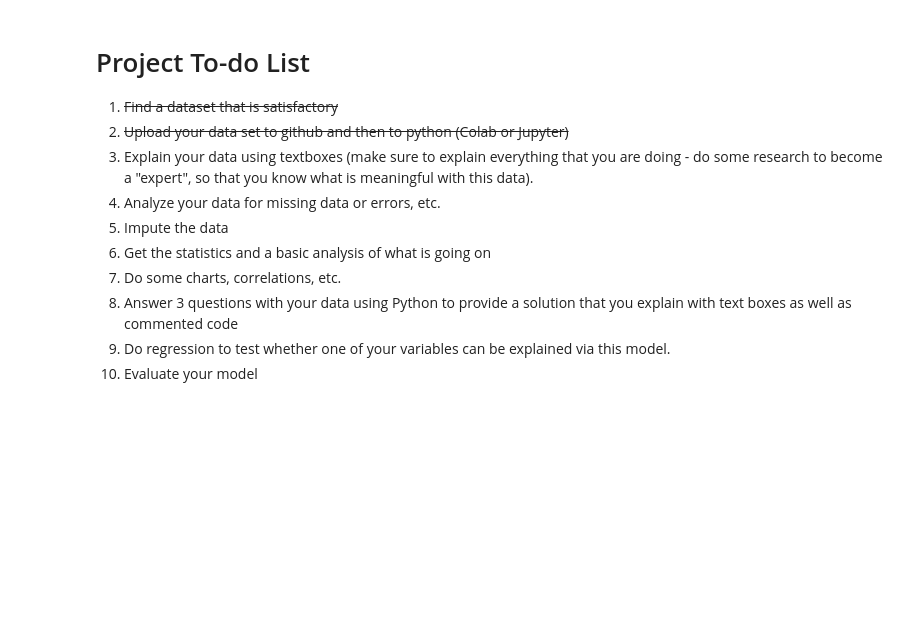
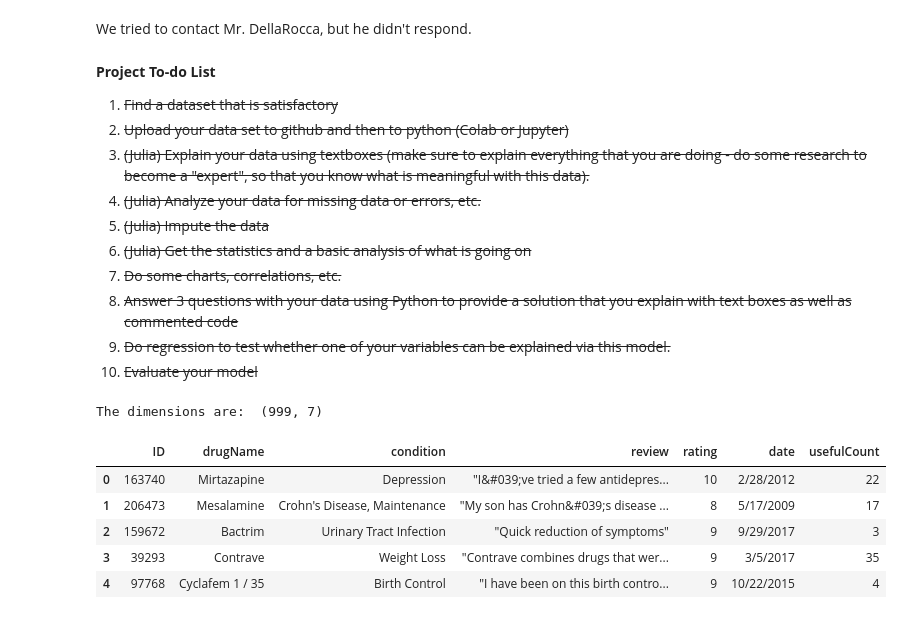
Before and after one commit to Michael-C-1/Final-Project, a Jupyter notebook: BCS109_Final_Project.ipynb, the cells around one changed output. Drawn from its saved outputs; the diff is of its cells as text; code cells hidden in the pictures; blank space fills up the shorter version.

```diff
--- a/BCS109_Final_Project.ipynb
+++ b/BCS109_Final_Project.ipynb
@@ -1,17 +1,19 @@
 # %% [markdown]
 <a href="https://colab.research.google.com/github/Michael-C-1/Final-Project/blob/main/BCS109_Final_Project.ipynb" target="_parent"><img src="https://colab.research.google.com/assets/colab-badge.svg" alt="Open In Colab"/></a>
+# %% [markdown]
+We tried to contact Mr. DellaRocca, but he didn't respond.
 # %% [markdown]
-# Project To-do List
+**Project To-do List**
 1. ~~Find a dataset that is satisfactory~~
 2. ~~Upload your data set to github and then to python (Colab or Jupyter)~~
-3. Explain your data using textboxes (make sure to explain everything that you are doing - do some research to become a "expert", so that you know what is meaningful with this data).
-4. Analyze your data for missing data or errors, etc.
-5. Impute the data
-6. Get the statistics and a basic analysis of what is going on
-7. Do some charts, correlations, etc.
-8. Answer 3 questions with your data using Python to provide a solution that you explain with text boxes as well as commented code
-9. Do regression to test whether one of your variables can be explained via this model.
-10. Evaluate your model
+3. ~~(Julia) Explain your data using textboxes (make sure to explain everything that you are doing - do some research to become a "expert", so that you know what is meaningful with this data).~~
+4. ~~(Julia) Analyze your data for missing data or errors, etc.~~
+5. ~~(Julia) Impute the data~~
+6. ~~(Julia) Get the statistics and a basic analysis of what is going on~~
+7. ~~Do some charts, correlations, etc.~~
+8. ~~Answer 3 questions with your data using Python to provide a solution that you explain with text boxes as well as commented code~~
+9. ~~Do regression to test whether one of your variables can be explained via this model.~~
+10. ~~Evaluate your model~~
 # %%
 #project outline
 #https://github.com/MatthewFried/Udemy/blob/master/Foundation/_12_Step_by_Step_Data_Anaylsis.ipynb
@@ -22,10 +26,28 @@
 # %%
 #load numpy and panda libraries
 import numpy as nm
 import pandas as pd
 import matplotlib.pyplot as plt
 import missingno as msno
 import seaborn as sns
 
-df=pd.read_csv('https://raw.githubusercontent.com/brandjula/BCS109-FALL-2020/master/drugs_data_set.csv')
+df=pd.read_csv('https://raw.githubusercontent.com/brandjula/BCS109-FALL-2020/master/drugs_data_set_v2.csv')
+
+#creating a second copy of the data
+dfSub = df
+
+#checking the dimensions of the data
+print('The dimensions are: ', df.shape)
+
+#show the first five rows of the data
 df.head()
+
+#The column names are: ID, drugName, condition, review, rating, date, usefulCount
+# %% [output]
+The dimensions are:  (999, 7)
+|  | ID | drugName | condition | review | rating | date | usefulCount |
+| 0 | 163740 | Mirtazapine | Depression | "I&#039;ve tried a few antidepres... | 10 | 2/28/2012 | 22 |
+| 1 | 206473 | Mesalamine | Crohn's Disease, Maintenance | "My son has Crohn&#039;s disease ... | 8 | 5/17/2009 | 17 |
+| 2 | 159672 | Bactrim | Urinary Tract Infection | "Quick reduction of symptoms" | 9 | 9/29/2017 | 3 |
+| 3 | 39293 | Contrave | Weight Loss | "Contrave combines drugs that wer... | 9 | 3/5/2017 | 35 |
+| 4 | 97768 | Cyclafem 1 / 35 | Birth Control | "I have been on this birth contro... | 9 | 10/22/2015 | 4 |
```
Also changed, not shown: parts of 39 cells of this notebook.
